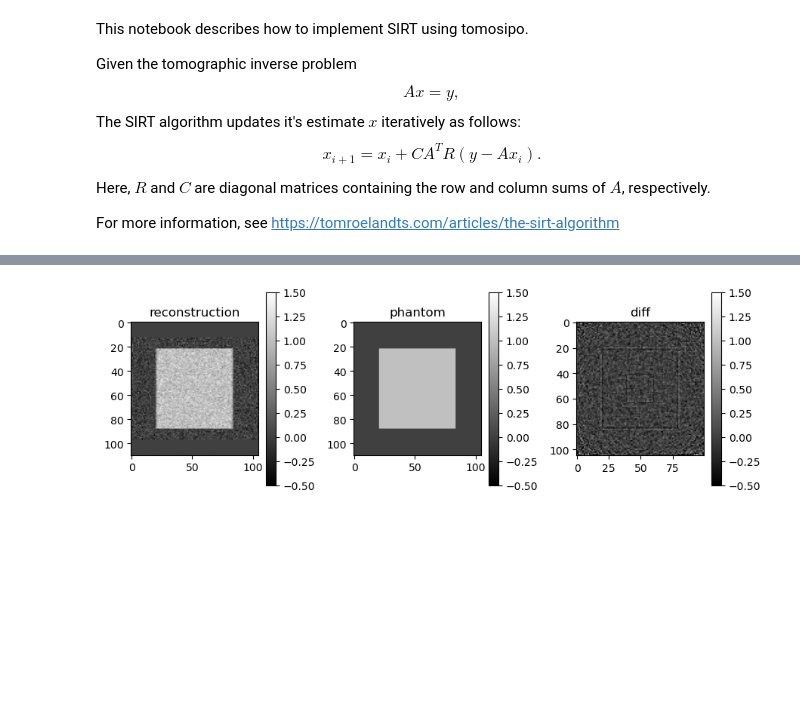
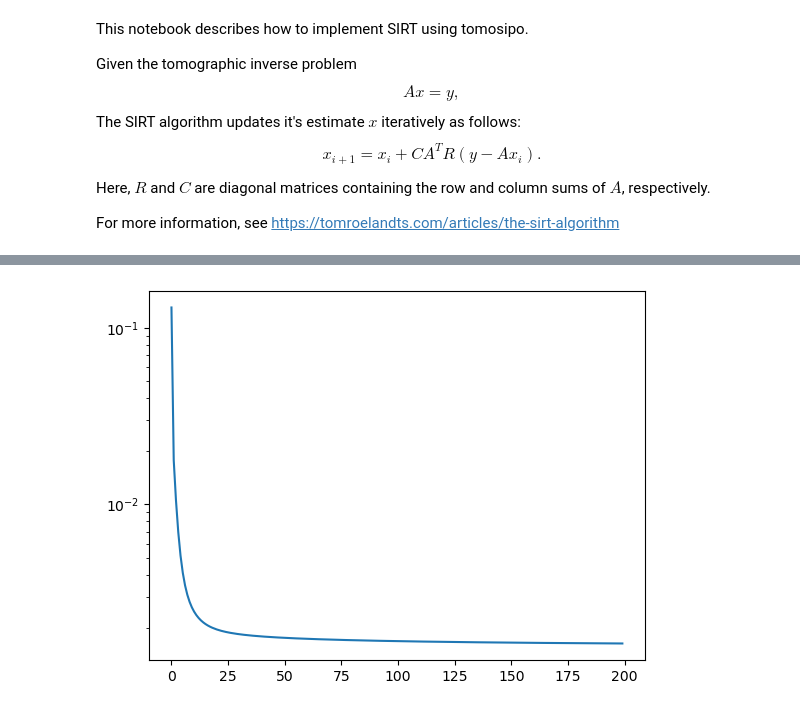
Before and after one commit to adriaangraas/tomosipo, a Jupyter notebook: notebooks/kernelkit.ipynb, the cells around one changed output, grey strips where cells are left out. Drawn from its saved outputs; the diff is of its cells as text; code cells hidden in the pictures; blank space fills up the shorter version.

```diff
--- a/notebooks/kernelkit.ipynb
+++ b/notebooks/kernelkit.ipynb
@@ -90,11 +90,11 @@ for A in (A_kk, A_tb):
     sino = A(phantom)
     noisy_sino = cp.asarray(sino + sino.max() / 20 * cp.random.randn(*sino.shape),
                             dtype=cp.float32)
-    # for _ in tqdm(range(100)):
-    #     x = A.T(noisy_sino)
+    for _ in tqdm(range(100)):
+        x = A.T(noisy_sino)
 
     for _ in tqdm(range(100)):
-        sino = A._fp(phantom)
+        sino = A(phantom)
 
     if isinstance(A, ts.Operator.KernelkitOperator):
         plot_imgs(
@@ -114,41 +114,53 @@ Operator:
 [figure]
 [figure]
 # %%
-# Naive SIRT implementation.
+for A in (A_tb, A_kk):
+    print(f"{A.__class__.__name__}:")
+    sino = A(phantom)
+    y = cp.asarray(sino + sino.max() / 20 * cp.random.randn(*sino.shape),
+                            dtype=cp.float32)
+    x_cur = cp.zeros(A.domain_shape, dtype=cp.float32)
 
-# We can either create tensors directly on the GPU, or create
-# tensors on the CPU --- using `torch.device("cpu")` --- and
-# let ASTRA move the data back and forth. This results in a kind
-# of "ping pong" effect, where the data is moved to and from GPU
-# just for ASTRA. Therefore, if you change the device to "cpu",
-# you will find that performance is roughly halved.
+    y_tmp = cp.ones_like(y)
+    C = 1.0 / A.T(y_tmp)
+    C[C == cp.infty] = 0.0
 
-A = A_kk
-sino = A(phantom)
-y = cp.asarray(sino + sino.max() / 20 * cp.random.randn(*sino.shape),
-                        dtype=cp.float32)
-x_cur = cp.zeros(A.domain_shape, dtype=cp.float32)
+    x_tmp = cp.ones_like(x_cur)
+    R = 1.0 / A(x_tmp)
+    R[R == cp.infty] = 0.0
 
-C = 1.0 / A.T(cp.ones_like(y))
-C[C == cp.infty] = 0.0
-R = 1.0 / A(cp.ones_like(x_cur))
-R[R == cp.infty] = 0.0
+    num_iters = 200
+    residuals = np.zeros(num_iters)
+    for i in tqdm(range(num_iters)):
+        A(x_cur, out=y_tmp)
+        y_tmp -= y    # flip sign here
 
-# Just like the formula :)
-num_iters = 100
-for i in tqdm(range(num_iters)):
-    x_cur += C * A.T(R * (y - A(x_cur)))
+        # We can keep track of the residual error in the projection data
+        residuals[i] = cp.square(y_tmp).mean()
 
-if isinstance(A, ts.Operator.KernelkitOperator):
-    plot_imgs(
-        reconstruction=x_cur[..., 64],
-        phantom=phantom[..., 64],
-        diff = (x_cur - phantom)[64],
-    )
-else:
-    plot_imgs(
-        reconstruction=x_cur[64],
-        phantom=phantom[64],
-        diff = (x_cur - phantom)[64],
-    )
+        y_tmp *= R
+        A.T(y_tmp, out=x_tmp)
+        x_tmp *= C
+        x_cur -= x_tmp # flip sign here
+
+    plt.figure(1)
+    plt.plot(residuals)
+    plt.yscale('log')
+
+    if isinstance(A, ts.Operator.KernelkitOperator):
+        plt.figure()
+        plot_imgs(
+            reconstruction=x_cur[64],
+            phantom=phantom[64],
+            diff=(x_cur - phantom)[64],
+        )
+        plt.show()
+    else:
+        plt.figure()
+        plot_imgs(
+            reconstruction=x_cur[64],
+            phantom=phantom[64],
+            diff=(x_cur - phantom)[64],
+        )
+        plt.show()
 # %% [output]
@@ -155 +168 @@ else:
-[figure, old version]
+[figure, new version]
```
Also changed, not shown: parts of 5 cells of this notebook.
